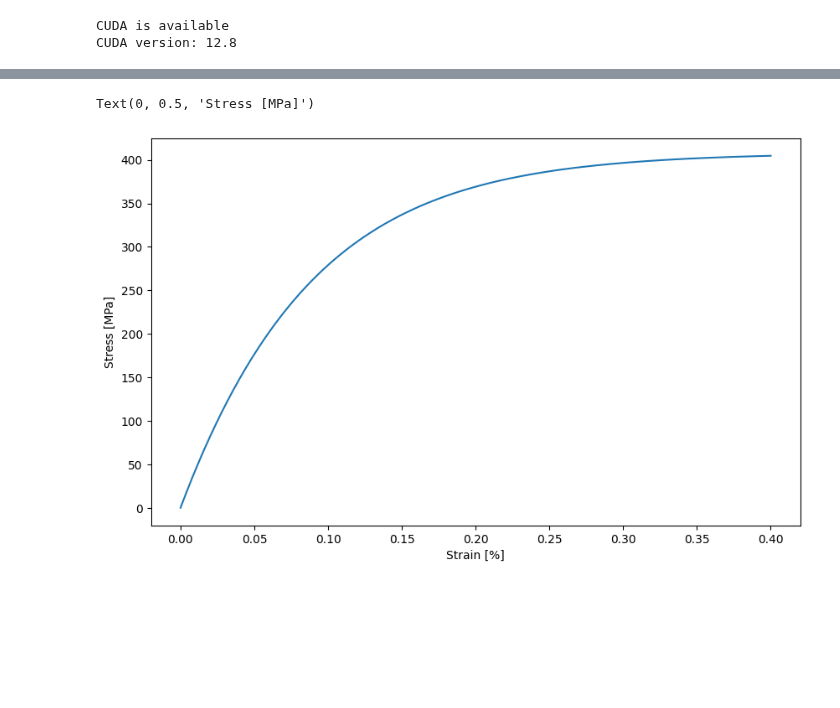
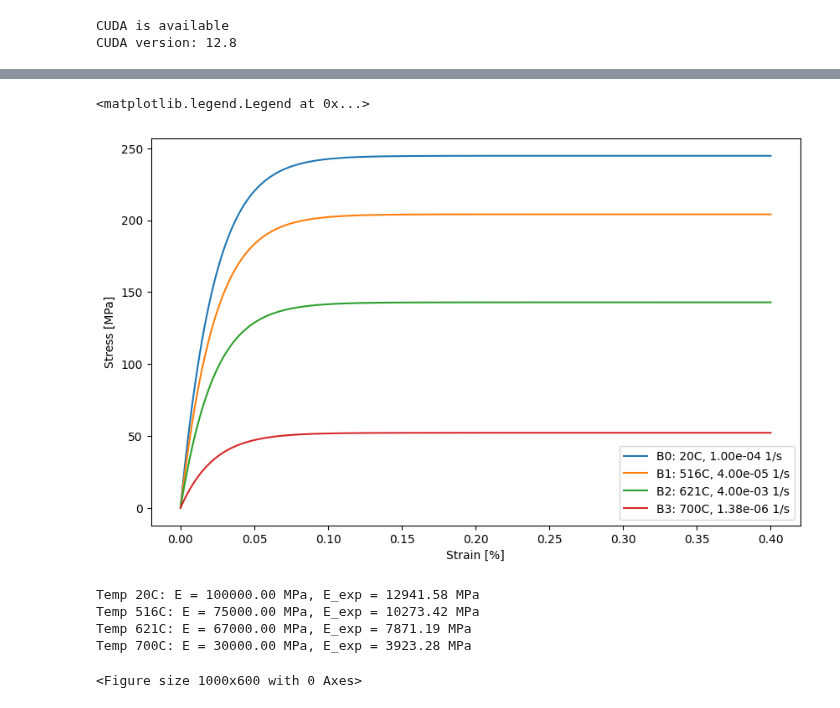
Before and after one commit to ColinMG2/neml2, a Jupyter notebook: cmg_projects/test_deterministic.ipynb, the cells around one changed output, grey strips where cells are left out. Cells and saved outputs as stored; diff of their text form; code cells hidden in the pictures; blank space fills up the shorter version.

Commit message:
Changed new_model_test to match structure of new_model_tensile and confirmed that there is a parameter value issue and something wrong with how the elasticity portion of the model behaves.

```diff
--- a/cmg_projects/test_deterministic.ipynb
+++ b/cmg_projects/test_deterministic.ipynb
@@ -86,8 +98,8 @@ nchunk = 50
 nmodel = neml2.load_model("new_model_test.i", "implicit_rate")
 nmodel.to(device=device)
 print(nmodel)
-model = SolveStrain(neml2.pyzag.NEML2PyzagModel(nmodel, exclude_parameters=["E_X", "E_Y", "elasticity_nu", "C_X", "g_X", "athermal_L", "athermal_b", "flow_rate_b", "rho_m_rate_L", "shear_athermal_m", "shear_eff_m",
-                                                                            "sy_X", "v_disl_Bk", "v_disl_L", "v_disl_a", "v_disl_b", "v_disl_h", "v_disl_pierls_stress", "G_X", "G_Y", "v_disl_p", "v_disl_q", "k1_X", "k2_X",
-                                                                            "athermal_alpha", "v_disl_T_ref", "v_disl_Bk", "v_disl_k_B", "v_disl_activation_energy", "T_0_X", "T_ref_X"]))
+model = SolveStrain(neml2.pyzag.NEML2PyzagModel(nmodel, exclude_parameters=["Bk_X", "C_X", "E_X", "E_Y", "G_X", "G_Y", "H_0_X", "T_0_X", "T_ref_X", "T_ref_Y",
+                                                                            "athermal_alpha", "athermal_b", "elasticity_nu", "flow_rate_b", "g_X", "k1_X", "k2_X",
+                                                                            "rho_m_rate_L", "sy_X", "tau_p_X", "v_disl_L", "v_disl_a", "v_disl_b", "v_disl_h", "p_X", "q_X", "m_X"]))
 # %% [output]
 Name:       implicit_rate
@@ -108,21 +120,23 @@ Input:      forces/control [SR2]
             overstress_c_1 [Scalar][Double][cuda:0]
             v_disl_k_B [Scalar][Double][cuda:0]
 # %%
-nbatch = 1
+nbatch = 4
 ntime = 500
 max_strain = 0.4
-rate = 1e-4
-temp = 2956 #K
+rates = torch.tensor([1.0e-4, 4.0e-5, 4.0e-3, 1.38e-6], device=device)
+temperatures = torch.tensor([293.15, 789.15, 894.15, 973.15], device=device)
 time = torch.zeros((ntime, nbatch, 1), device=device)
 temperature = torch.zeros((ntime, nbatch, 1), device=device)
 loading = torch.zeros((ntime, nbatch, 6), device=device)
 
-time_values = torch.linspace(0.0, max_strain / rate, ntime, device=device)
-strain_values = torch.linspace(0.0, max_strain, ntime, device=device)
+for i, T in enumerate(temperatures):
+    t_label = str(int(T.item() - 273))
+    time_values = torch.linspace(0.0, max_strain / rates[i].item(), ntime, device=device)
+    strain_values = torch.linspace(0.0, max_strain, ntime, device=device)
 
-time[:,:,0] = time_values.unsqueeze(1)
-loading[:,:,0] = strain_values.unsqueeze(1)
-temperature[:,:,0] = temp
+    time[:,i,0] = time_values
+    loading[:,i,0] = strain_values
+    temperature[:,i,0] = T
 
 print(f"\n--- Full Input Tensors ---\ntime: {time.shape}\ntemperature: {temperature.shape}\nloading: {loading.shape}")
 # %% [output]
@@ -156,9 +170,41 @@ torch.Size([500, 1, 1])
 # %%
 plt.figure(figsize=(10,6))
-plt.plot(loading[...,0].cpu().numpy(), stress[...,0].cpu().numpy())
+for i, T in enumerate(temperatures):
+    temp_c = str(int(T.item() - 273))
+    rate_i = rates[i].item()
+    label = f"B{i}: {temp_c}C, {rate_i:.2e} 1/s"
+    plt.plot(loading[:, i, 0].cpu().numpy(), stress[:, i, 0].cpu().numpy(), label=label)
 plt.xlabel('Strain [%]')
 plt.ylabel('Stress [MPa]')
+plt.legend()
 # %% [output]
-Text(0, 0.5, 'Stress [MPa]')
+<matplotlib.legend.Legend at 0x...>
-[figure, old version]
+[figure, new version]
+# %%
+# Find the yield stress for each temperature
+E = nmodel.E_Y.tensor().clone().torch()  # interpolation ordinate for E
+sy = nmodel.sy_Y.tensor().clone().torch()  # interpolation ordinate for sy
+nu = nmodel.elasticity_nu.tensor().clone().torch()
+offset = 0.002
+
+sy_exps = []
+E_exps = []
+
+plt.figure(figsize=(10, 6))
+
+for i, T in enumerate(temperatures):
+    temp_label = str(int(T.item() - 273))  # Celsius label for display/lookup
+
+    # Calculate actual experimental Young's Modulus
+    strain_initial = loading[:5, i, 0].cpu().numpy()
+    stress_initial = stress[:5, i, 0].cpu().numpy()
+    E_exp = np.polyfit(strain_initial, stress_initial, 1)[0]
+    E_exps.append(E_exp)
+    print(f"Temp {temp_label}C: E = {E[i]:.2f} MPa, E_exp = {E_exp:.2f} MPa")
+# %% [output]
+Temp 20C: E = 100000.00 MPa, E_exp = 12941.58 MPa
+Temp 516C: E = 75000.00 MPa, E_exp = 10273.42 MPa
+Temp 621C: E = 67000.00 MPa, E_exp = 7871.19 MPa
+Temp 700C: E = 30000.00 MPa, E_exp = 3923.28 MPa
+<Figure size 1000x600 with 0 Axes>
 # %%
```
Also changed, not shown: parts of 6 cells of this notebook, 3 other files.
